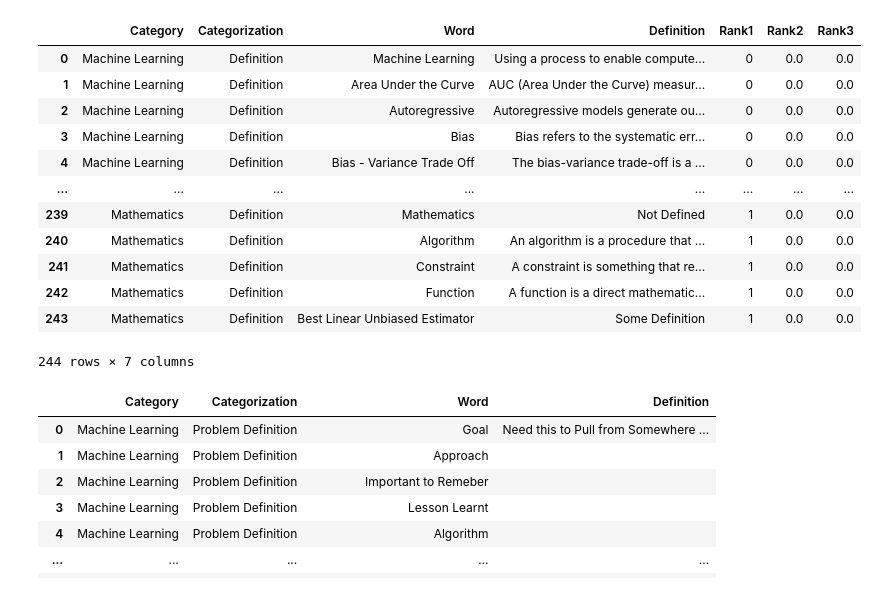
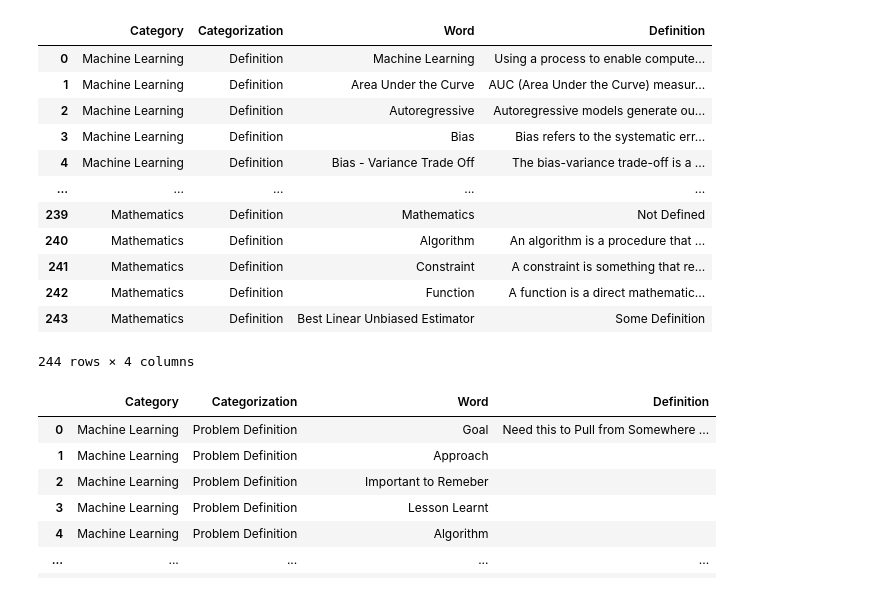
Before and after one commit to derek-dewald/Python_Tools, a Jupyter notebook: JupyterNotebooks/D Learning Notes - Worklog.ipynb, the cells around one changed output. Cells and saved outputs as stored; diff of their text form; code cells hidden in the pictures.

```diff
--- a/JupyterNotebooks/D Learning Notes - Worklog.ipynb
+++ b/JupyterNotebooks/D Learning Notes - Worklog.ipynb
@@ -118,47 +118,50 @@ def final_dataset_for_markdown_v2(notes=None,
 
     final_df = pd.concat([step1_df,step2_df]).drop_duplicates()
 
     # Step 3
     unique_cat_cat = 'd'
 
     # Step 4
     mod_def = definitions[['Category','Categorization','Word','Definition']].copy()
     mod_def['Definition'] = mod_def['Word'] + ": " + mod_def['Definition']
     mod_def = mod_def.drop('Word',axis=1).reset_index(drop=True)
     mod_def = mod_def.rename(columns={'Categorization':'Word','Category':'Categorization'})
 
     # Merge Notes.Categorization and Notes.Word to Definitions.Category and Definitions.Categorization
     step_4df = notes.drop_duplicates(['Categorization','Word'])[['Category','Categorization','Word']].merge(mod_def,on=['Categorization','Word'],how='inner')
 
     # Can DO ORDER AT THE END. USING THE ORIGINAL DATASET and Category MERGE IN
 
     final_df = pd.concat([final_df,step_4df])
 
     rank_df1 = notes.drop_duplicates('Category')[['Category']].reset_index(drop=True).reset_index().rename(columns={'index':"Rank1"})
     rank_df2 = notes.drop_duplicates(['Category','Categorization'])[['Category','Categorization']].reset_index(drop=True).reset_index().rename(columns={'index':"Rank2"})
     rank_df3 = notes.drop_duplicates(['Category','Categorization','Word']).reset_index(drop=True).reset_index().drop('Definition',axis=1).rename(columns={'index':'Rank3'})
-    final_df = final_df.merge(rank_df1,on=['Category'],how='left').merge(rank_df2,on=['Category','Categorization'],how='left').merge(rank_df3,on=['Category','Categorization','Word'],how='left').fillna(0).sort_values(['Rank1','Rank2','Rank3']).reset_index(drop=True)
+    final_df = final_df.merge(rank_df1,on=['Category'],how='left').merge(rank_df2,on=['Category','Categorization'],how='left').merge(rank_df3,on=['Category','Categorization','Word'],how='left').fillna(0).sort_values(['Rank1','Rank2','Rank3']).reset_index(drop=True).drop(['Rank1','Rank2','Rank3'],axis=1)
+
+    if export_location:
+        final_df.to_csv(f"{export_location}d_learning_notes.csv",index=False)
 
     return final_df
 
 d = final_dataset_for_markdown_v2(notes,definitions)
 d
 
 #d_learning_notes = final_dataset_for_markdown(notes,definitions)
 # %% [output]
-|  | Category | Categorization | Word | Definition | Rank1 | Rank2 | Rank3 |
-| 0 | Machine Learning | Definition | Machine Learning | Using a process to enable compute... | 0 | 0.0 | 0.0 |
-| 1 | Machine Learning | Definition | Area Under the Curve | AUC (Area Under the Curve) measur... | 0 | 0.0 | 0.0 |
-| 2 | Machine Learning | Definition | Autoregressive | Autoregressive models generate ou... | 0 | 0.0 | 0.0 |
-| 3 | Machine Learning | Definition | Bias | Bias refers to the systematic err... | 0 | 0.0 | 0.0 |
-| 4 | Machine Learning | Definition | Bias - Variance Trade Off | The bias-variance trade-off is a ... | 0 | 0.0 | 0.0 |
-| ... | ... | ... | ... | ... | ... | ... | ... |
-| 239 | Mathematics | Definition | Mathematics | Not Defined | 1 | 0.0 | 0.0 |
-| 240 | Mathematics | Definition | Algorithm | An algorithm is a procedure that ... | 1 | 0.0 | 0.0 |
-| 241 | Mathematics | Definition | Constraint | A constraint is something that re... | 1 | 0.0 | 0.0 |
-| 242 | Mathematics | Definition | Function | A function is a direct mathematic... | 1 | 0.0 | 0.0 |
-| 243 | Mathematics | Definition | Best Linear Unbiased Estimator | Some Definition | 1 | 0.0 | 0.0 |
+|  | Category | Categorization | Word | Definition |
+| 0 | Machine Learning | Definition | Machine Learning | Using a process to enable compute... |
+| 1 | Machine Learning | Definition | Area Under the Curve | AUC (Area Under the Curve) measur... |
+| 2 | Machine Learning | Definition | Autoregressive | Autoregressive models generate ou... |
+| 3 | Machine Learning | Definition | Bias | Bias refers to the systematic err... |
+| 4 | Machine Learning | Definition | Bias - Variance Trade Off | The bias-variance trade-off is a ... |
+| ... | ... | ... | ... | ... |
+| 239 | Mathematics | Definition | Mathematics | Not Defined |
+| 240 | Mathematics | Definition | Algorithm | An algorithm is a procedure that ... |
+| 241 | Mathematics | Definition | Constraint | A constraint is something that re... |
+| 242 | Mathematics | Definition | Function | A function is a direct mathematic... |
+| 243 | Mathematics | Definition | Best Linear Unbiased Estimator | Some Definition |
-244 rows × 7 columns
+244 rows × 4 columns
 # %%
 notes
 # %% [output]
```
Also changed, not shown: 1 other file.
